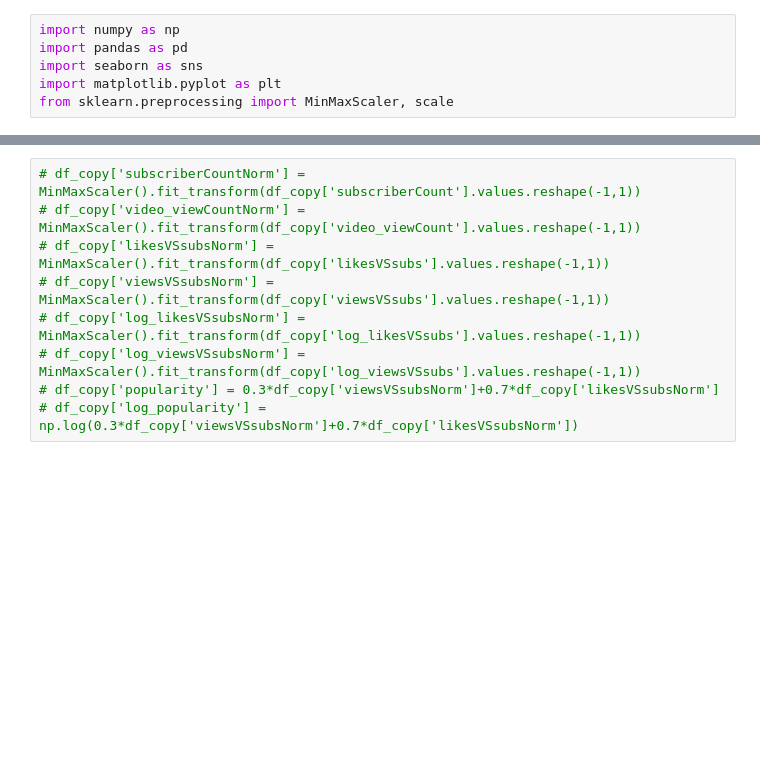
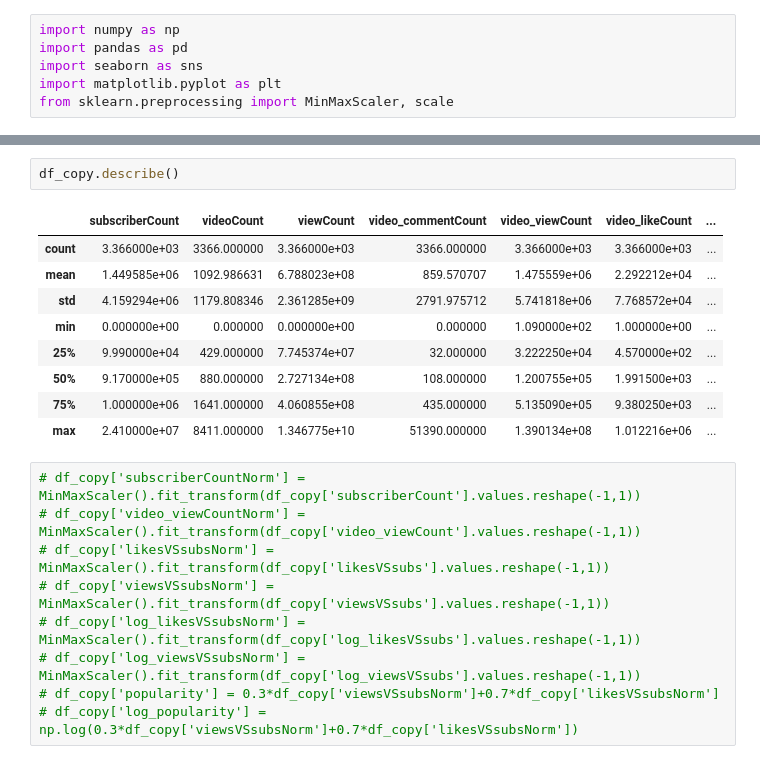
Before and after one commit to Prabhjot2094/Youtube-Video-Popularity-Prediction, a Jupyter notebook: Data Prep.ipynb, the cells around one changed output, grey strips where cells are left out. Cells and saved outputs as stored; diff of their text form; blank space fills up the shorter version.

```diff
--- a/Data Prep.ipynb
+++ b/Data Prep.ipynb
@@ -49,3 +122,15 @@ sns.distplot(df_copy['likesVSviews'])
+# %%
+df_copy.describe()
+# %% [output]
+|  | subscriberCount | videoCount | viewCount | video_commentCount | video_viewCount | video_likeCount | ... |
+| count | 3.366000e+03 | 3366.000000 | 3.366000e+03 | 3366.000000 | 3.366000e+03 | 3.366000e+03 | ... |
+| mean | 1.449585e+06 | 1092.986631 | 6.788023e+08 | 859.570707 | 1.475559e+06 | 2.292212e+04 | ... |
+| std | 4.159294e+06 | 1179.808346 | 2.361285e+09 | 2791.975712 | 5.741818e+06 | 7.768572e+04 | ... |
+| min | 0.000000e+00 | 0.000000 | 0.000000e+00 | 0.000000 | 1.090000e+02 | 1.000000e+00 | ... |
+| 25% | 9.990000e+04 | 429.000000 | 7.745374e+07 | 32.000000 | 3.222250e+04 | 4.570000e+02 | ... |
+| 50% | 9.170000e+05 | 880.000000 | 2.727134e+08 | 108.000000 | 1.200755e+05 | 1.991500e+03 | ... |
+| 75% | 1.000000e+06 | 1641.000000 | 4.060855e+08 | 435.000000 | 5.135090e+05 | 9.380250e+03 | ... |
+| max | 2.410000e+07 | 8411.000000 | 1.346775e+10 | 51390.000000 | 1.390134e+08 | 1.012216e+06 | ... |
 # %%
 # df_copy['subscriberCountNorm'] = MinMaxScaler().fit_transform(df_copy['subscriberCount'].values.reshape(-1,1))
 # df_copy['video_viewCountNorm'] = MinMaxScaler().fit_transform(df_copy['video_viewCount'].values.reshape(-1,1))
```
Also changed, not shown: parts of 9 cells of this notebook.
